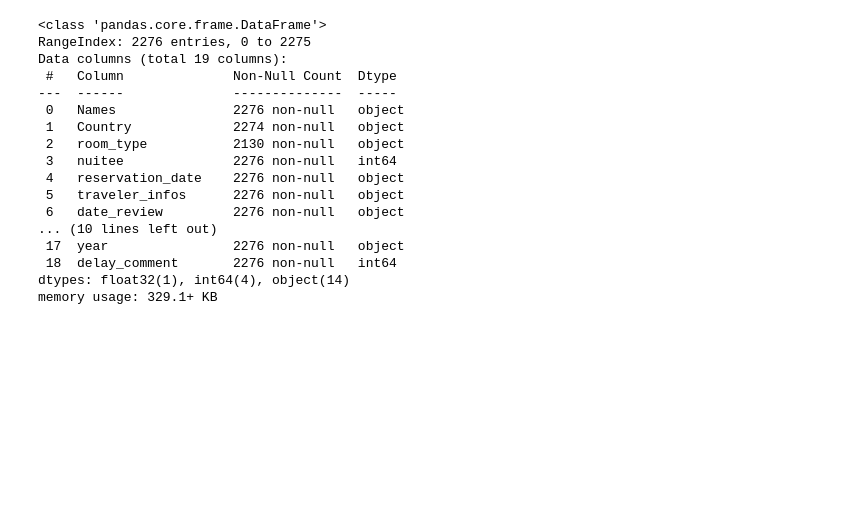
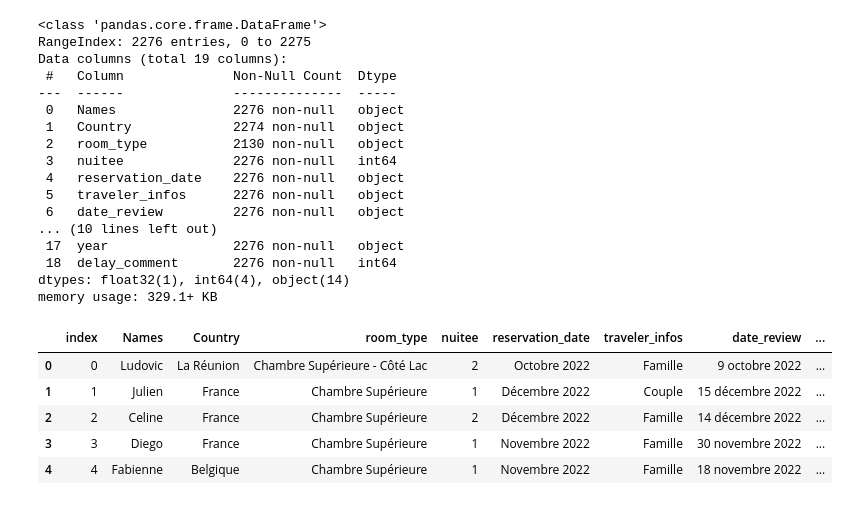
Before and after one commit to paulineattal/M2SISE_DisneyTextMining, a Jupyter notebook: nettoyage/nettoyage.ipynb, the cells around one changed output. Cells and saved outputs as stored; diff of their text form; code cells hidden in the pictures; blank space fills up the shorter version.

```diff
--- a/nettoyage/nettoyage.ipynb
+++ b/nettoyage/nettoyage.ipynb
@@ -122,0 +133,9 @@ df=df.reset_index()
+# %%
+df.head()
+# %% [output]
+|  | index | Names | Country | room_type | nuitee | reservation_date | traveler_infos | date_review | ... |
+| 0 | 0 | Ludovic | La Réunion | Chambre Supérieure - Côté Lac | 2 | Octobre 2022 | Famille | 9 octobre 2022 | ... |
+| 1 | 1 | Julien | France | Chambre Supérieure | 1 | Décembre 2022 | Couple | 15 décembre 2022 | ... |
+| 2 | 2 | Celine | France | Chambre Supérieure | 2 | Décembre 2022 | Famille | 14 décembre 2022 | ... |
+| 3 | 3 | Diego | France | Chambre Supérieure | 1 | Novembre 2022 | Famille | 30 novembre 2022 | ... |
+| 4 | 4 | Fabienne | Belgique | Chambre Supérieure | 1 | Novembre 2022 | Famille | 18 novembre 2022 | ... |
```
Also changed, not shown: parts of 6 cells of this notebook.
